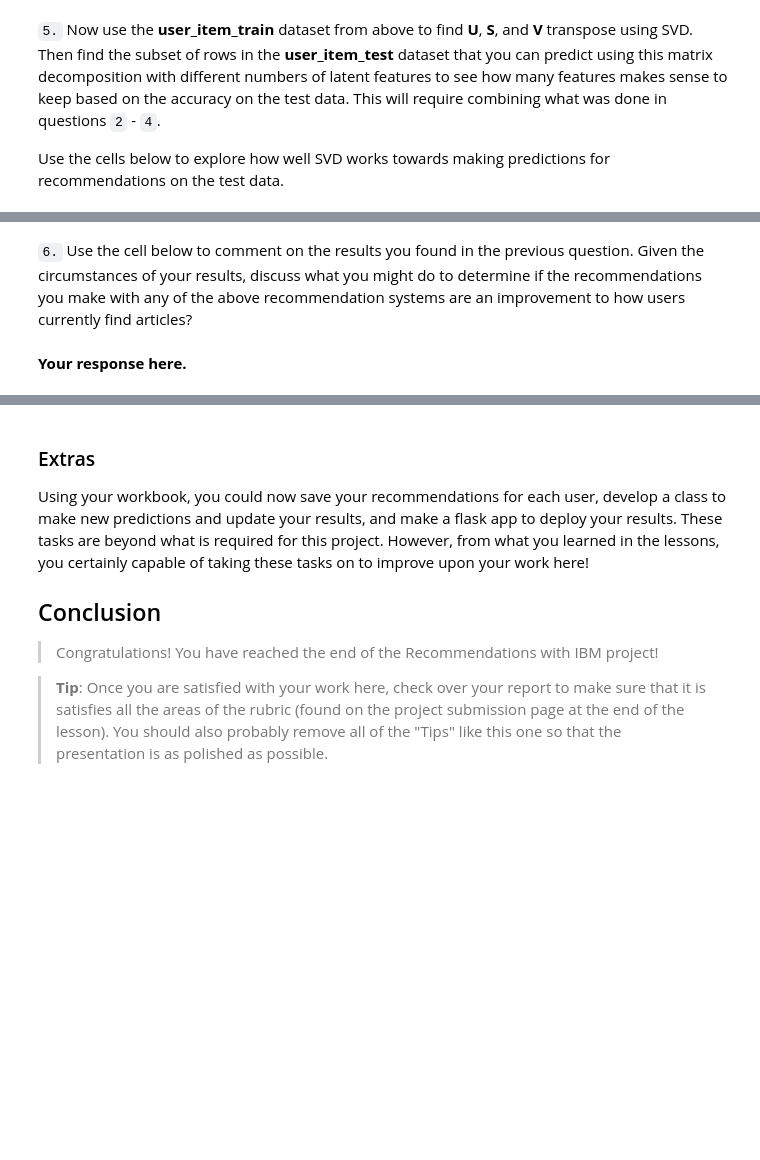
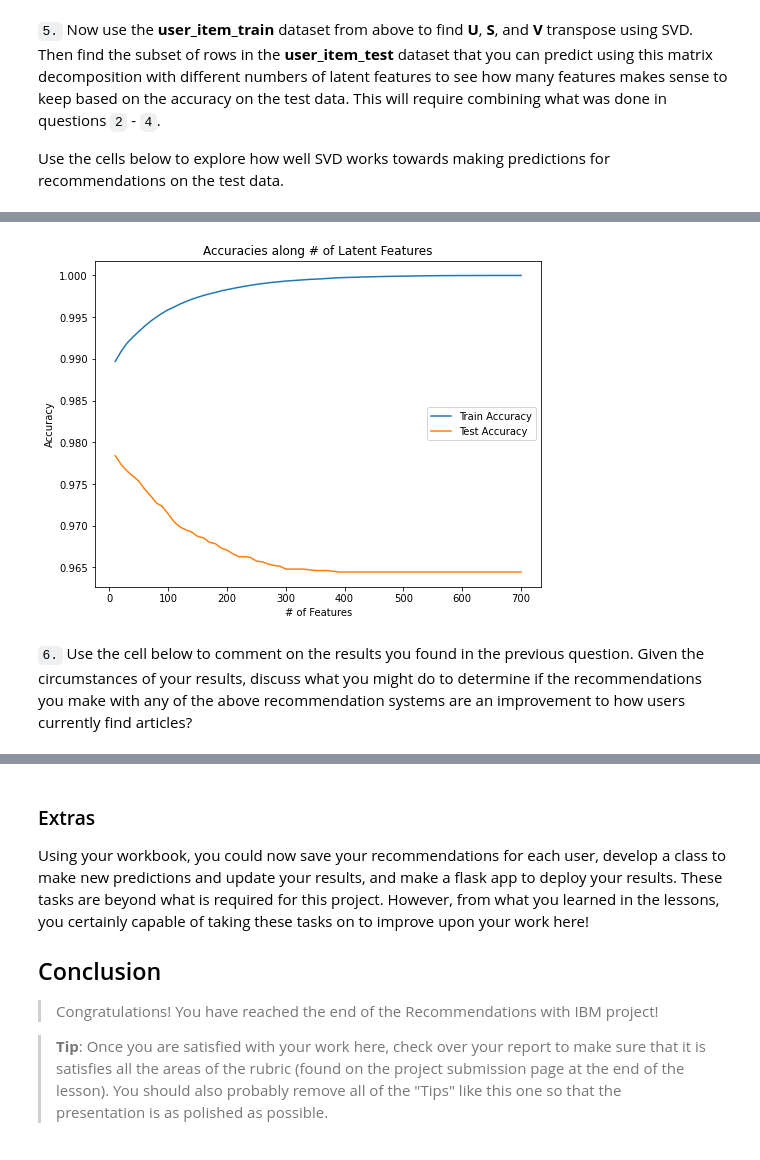
Before and after one commit to chinmaytuw/DSND_Recommendations_with_IBM, a Jupyter notebook: Recommendations_with_IBM.ipynb, the cells around one changed output, grey strips where cells are left out. Drawn from its saved outputs; the diff is of its cells as text; code cells hidden in the pictures; blank space fills up the shorter version.

```diff
--- a/Recommendations_with_IBM.ipynb
+++ b/Recommendations_with_IBM.ipynb
@@ -719,4 +803,4 @@ t.sol_4_test(sol_4_dict)
 Use the cells below to explore how well SVD works towards making predictions for recommendations on the test data.
 # %%
 # fit SVD on the user_item_train matrix
-u_train, s_train, vt_train = # fit svd similar to above then use the cells below
+u_train, s_train, vt_train = np.linalg.svd(user_item_train, full_matrices=False)
@@ -725,0 +824,25 @@ u_train, s_train, vt_train = # fit svd similar to above then use the cells below
+# %%
+%%time
+# Iterating over number of features
+for k in num_features:
+    # get training and test subset for this loop
+    s_train_sub, u_train_sub, vt_train_sub = np.diag(s_train[:k]), u_train[:, :k], vt_train[:k, :]
+    u_test_sub, vt_test_sub = u_test[:, :k], vt_test[:k, :]
+
+    # get dot product
+    user_item_train_preds = np.around(np.dot(np.dot(u_train_sub, s_train_sub), vt_train_sub))
+    user_item_test_preds = np.around(np.dot(np.dot(u_test_sub, s_train_sub), vt_test_sub))
+
+    # append all errors
+    all_errs.append(1-( (np.sum([np.sum(user_item_test_preds),np.sum(np.sum(user_item_test))])) / (user_item_test_sub.shape[0]*user_item_test_sub.shape[1]) ))
+
+    # compute error for each prediction to actual value
+    train_diffs = np.subtract(user_item_train, user_item_train_preds)
+    test_diffs = np.subtract(user_item_test_sub, user_item_test_preds)
+
+    # Total Error
+    train_err = np.sum(np.sum(np.abs(train_diffs)))
+    test_err = np.sum(np.sum(np.abs(test_diffs)))
+
+    sum_errs_train.append(train_err)
+    sum_errs_test.append(test_err)
@@ -726,4 +852,21 @@ u_train, s_train, vt_train = # fit svd similar to above then use the cells below
+# %%
+# calc training and test errors for plotting
+train_errors = 1- np.array(sum_errs_train)/(user_item_train.shape[0]*user_item_test.shape[1])
+test_errors = 1- np.array(sum_errs_test)/(user_item_test_sub.shape[0]*user_item_test_sub.shape[1])
+# %%
+# Plotting
+plt.figure(figsize=(8,6))
+plt.plot(num_features, train_errors, label='Train Accuracy')
+plt.plot(num_features, test_errors, label='Test Accuracy')
+
+# Labelling
+plt.title('Accuracies along # of Latent Features')
+plt.xlabel('# of Features')
+plt.ylabel('Accuracy')
+
+plt.legend(loc='right')
+plt.show()
+# %% [output]
+[figure, added]
 # %% [markdown]
 `6.` Use the cell below to comment on the results you found in the previous question. Given the circumstances of your results, discuss what you might do to determine if the recommendations you make with any of the above recommendation systems are an improvement to how users currently find articles?
-# %% [markdown]
-**Your response here.**
```
Also changed, not shown: parts of 33 cells of this notebook, 2 other files.
